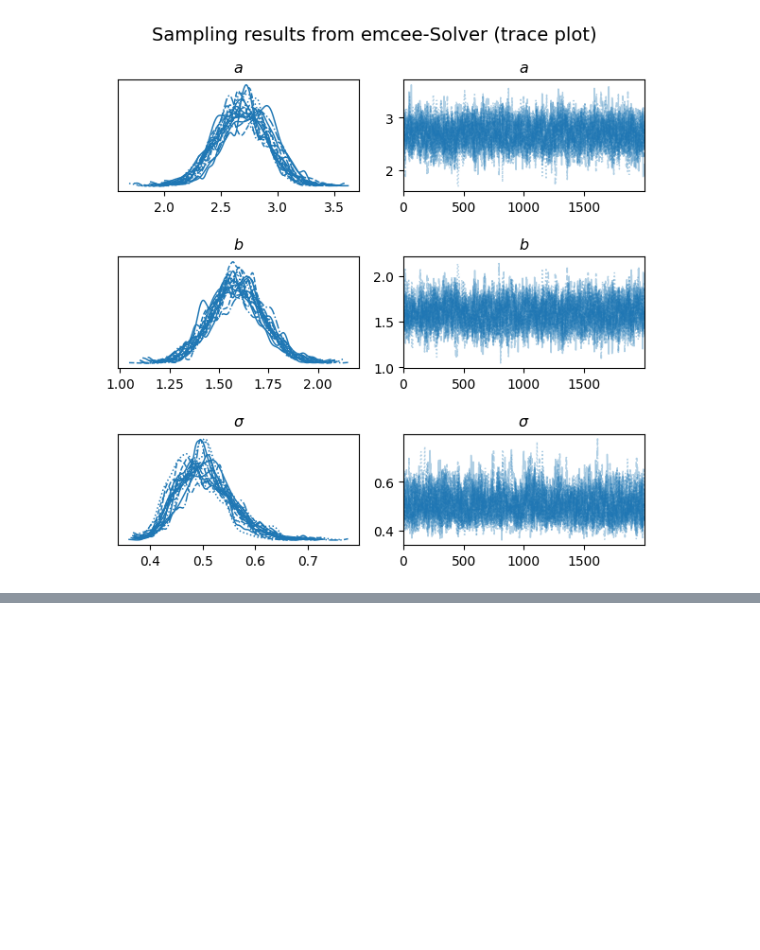
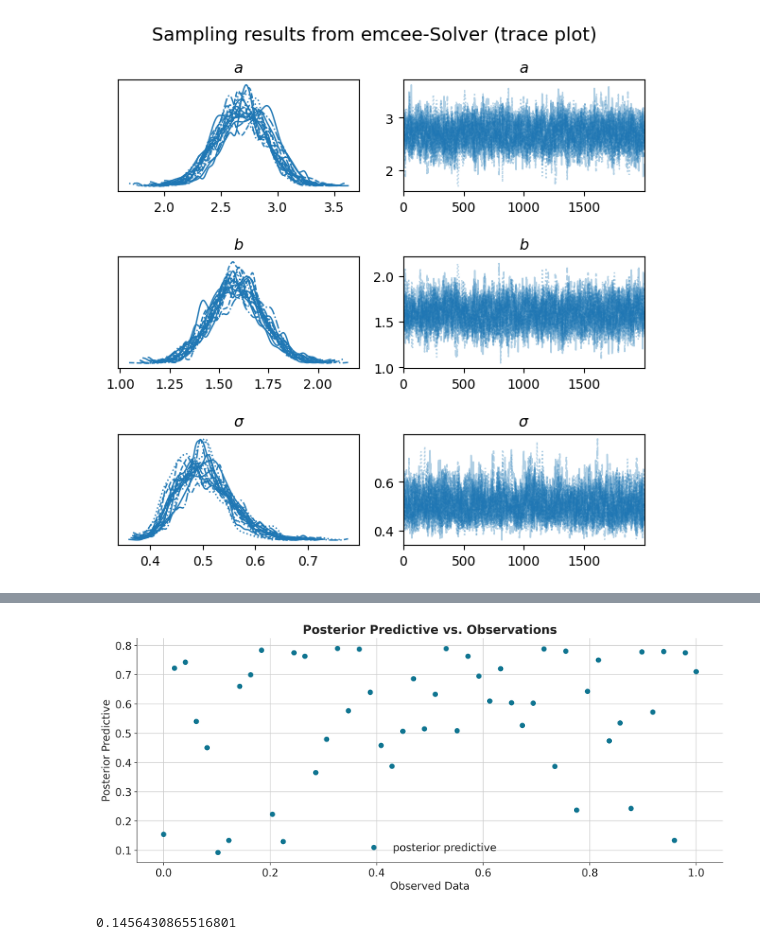
Before and after one commit to BAMresearch/FenicsConcrete, a Jupyter notebook: probabilistic_identification/plot_linear_regression.ipynb, the cells around one changed output, grey strips where cells are left out. Drawn from its saved outputs; the diff is of its cells as text; code cells hidden in the pictures; blank space fills up the shorter version.

```diff
--- a/probabilistic_identification/plot_linear_regression.ipynb
+++ b/probabilistic_identification/plot_linear_regression.ipynb
@@ -300,39 +322,37 @@ print(np.sum(predictive_probability))
 # %%
+
 import scipy.stats as stats
-chain_num = 1
-predictive_probability = np.empty(n_tests)
-#predictions = np.empty(n_tests)
-chain_length = 1
-predictions = np.zeros(n_tests*chain_length)
-counter = 0
-for k in range(n_tests): #data point index n_tests
-    x = x_test[k]
-    y = y_test[k]
-    prediction_1_data_point = 0
-    for step_num in range(chain_length): #step number of chain/inferred parameters
-        a = posterior[step_num,chain_num,0]
-        b = posterior[step_num,chain_num,1]
-        sigma = posterior[step_num,chain_num,2]
-        predictions[counter] = a*x+b + np.random.normal(loc=0, scale=sigma)
-        counter += 1
-    #predictions[k] = np.sum(prediction_1_data_point)/2000
-#print(predictions)
-x = np.zeros(n_tests*chain_length)
-counter=0
-for i in range (n_tests):
-    for j in range (chain_length):
-        x[counter] = x_test[i]
-        counter += 1
 
-plt.plot(x_test, y_test, "o", label="generated data points")
-plt.plot(x_test, y_true, label="ground-truth model")
-plt.plot(x, predictions, "o", label="predictions")
-plt.plot(x_test, 2.7*x_test+1.6, "o", label="mean of predictions")
-plt.title("Data vs. ground truth")
-plt.xlabel("x")
-plt.ylabel("y")
+chain_total = 2
+chain_length = 2000
+likelihood_predictive = np.zeros((chain_total,chain_length,n_tests))
+
+x_plot = np.zeros((chain_total, chain_length, n_tests))
+for chain_index in range(chain_total): #chain index
+    for k in range(n_tests): #data point index n_tests
+        x = x_test[k]
+        y = y_test[k]
+        for chain_draw in range(chain_length): #step number of chain/inferred parameters
+            a = posterior[chain_draw,chain_index,0]
+            b = posterior[chain_draw,chain_index,1]
+            sigma = posterior[chain_draw,chain_index,2]
+            likelihood_predictive[chain_index,chain_draw,k] = stats.norm.pdf(y,a*x+b,sigma)   #a*x+b + np.random.normal(loc=0, scale=sigma)
+
+posterior_predictive = np.mean(np.mean(likelihood_predictive, axis=1), axis=0)
+#print(posterior_predictive)
+
+plt.plot(x_test, posterior_predictive, "o", label="posterior predictive")
+plt.title("Posterior Predictive vs. Observations")
+plt.xlabel("Observed Data")
+plt.ylabel("Posterior Predictive")
 plt.legend()
 plt.show()
+# %% [output]
+[figure, added]
+# %%
+stats.norm.pdf(y_test[0],2.69*x_test[0] + 1.59,0.5)
+# %% [output]
+0.1456430865516801
 # %%
 import scipy.stats as stats
 
```
Also changed, not shown: parts of 8 cells of this notebook, 9 other files.
